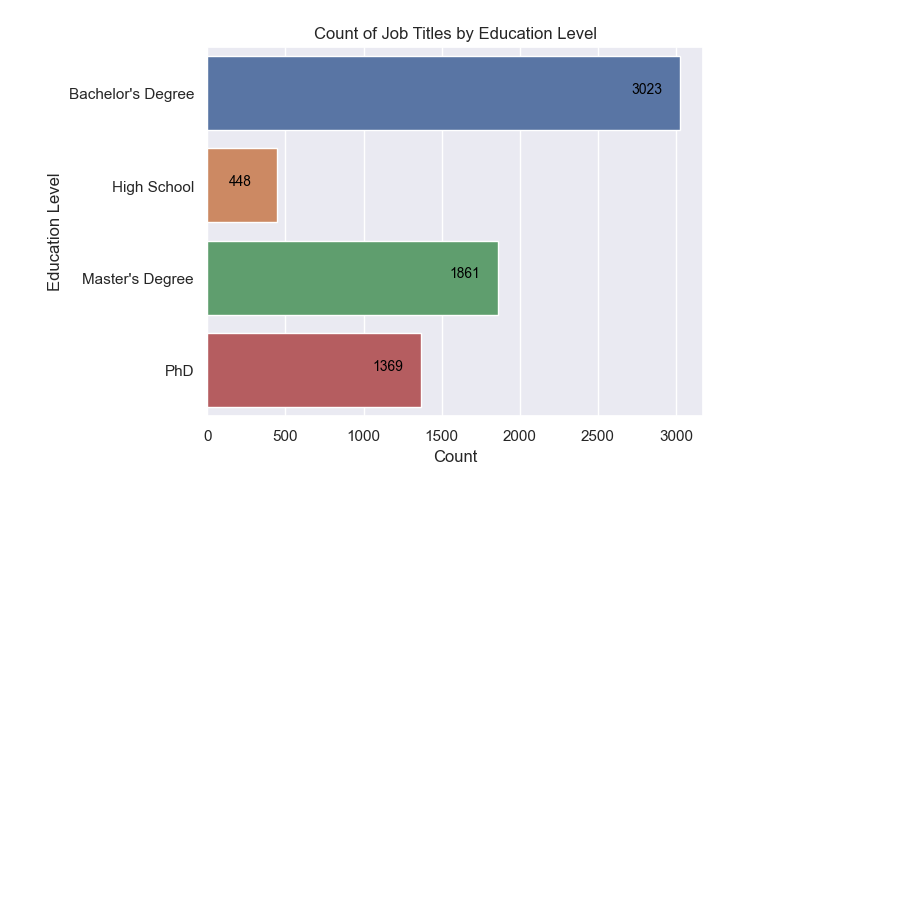
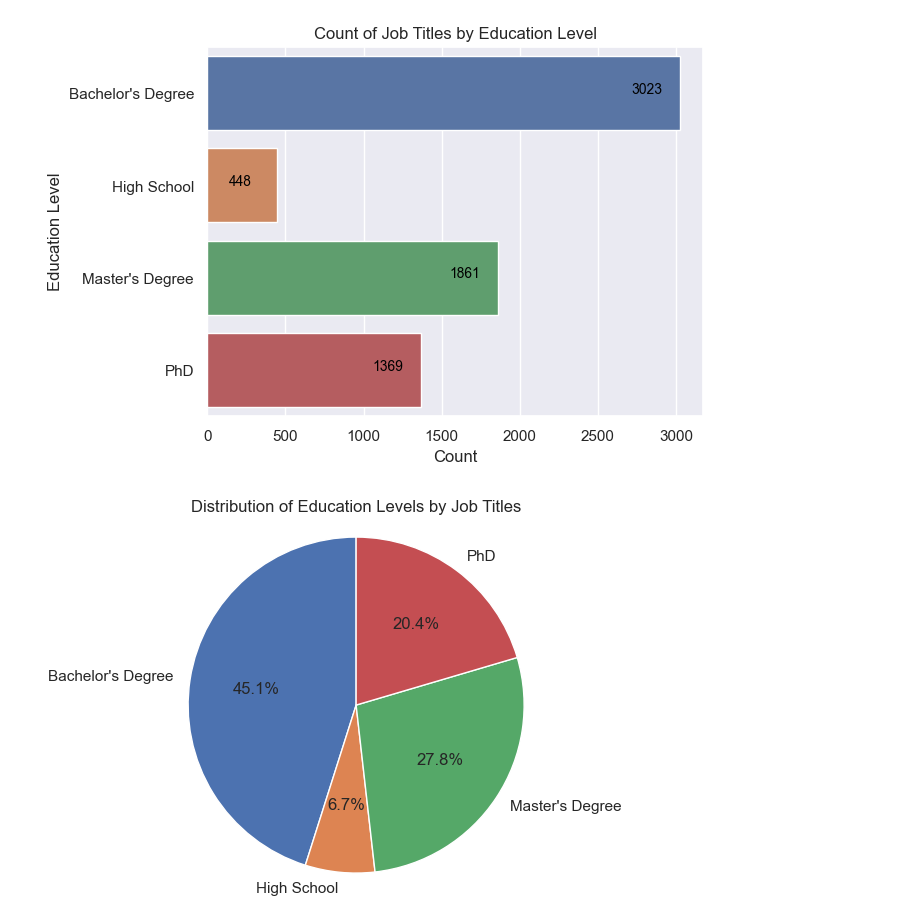
Before and after one commit to Jose5110/Data_Analysis, a Jupyter notebook: salary_data/salary_data_analysis.ipynb, the cells around one changed output. Cells and saved outputs as stored; diff of their text form; code cells hidden in the pictures; blank space fills up the shorter version.

```diff
--- a/salary_data/salary_data_analysis.ipynb
+++ b/salary_data/salary_data_analysis.ipynb
@@ -550,3 +550,17 @@ plt.title('Count of Job Titles by Education Level')
 plt.show()
 # %% [output]
 [figure]
+# %%
+edul_by_job_title = df.groupby('Education Level')['Job Title'].count()
+
+labels = edul_by_job_title.index
+sizes = edul_by_job_title.values
+
+plt.pie(sizes, labels=labels, autopct='%1.1f%%', startangle=90)
+
+plt.axis('equal')
+plt.title('Distribution of Education Levels by Job Titles')
+
+plt.show()
+# %% [output]
+[figure, added]
```
Also changed, not shown: parts of 2 cells of this notebook.
